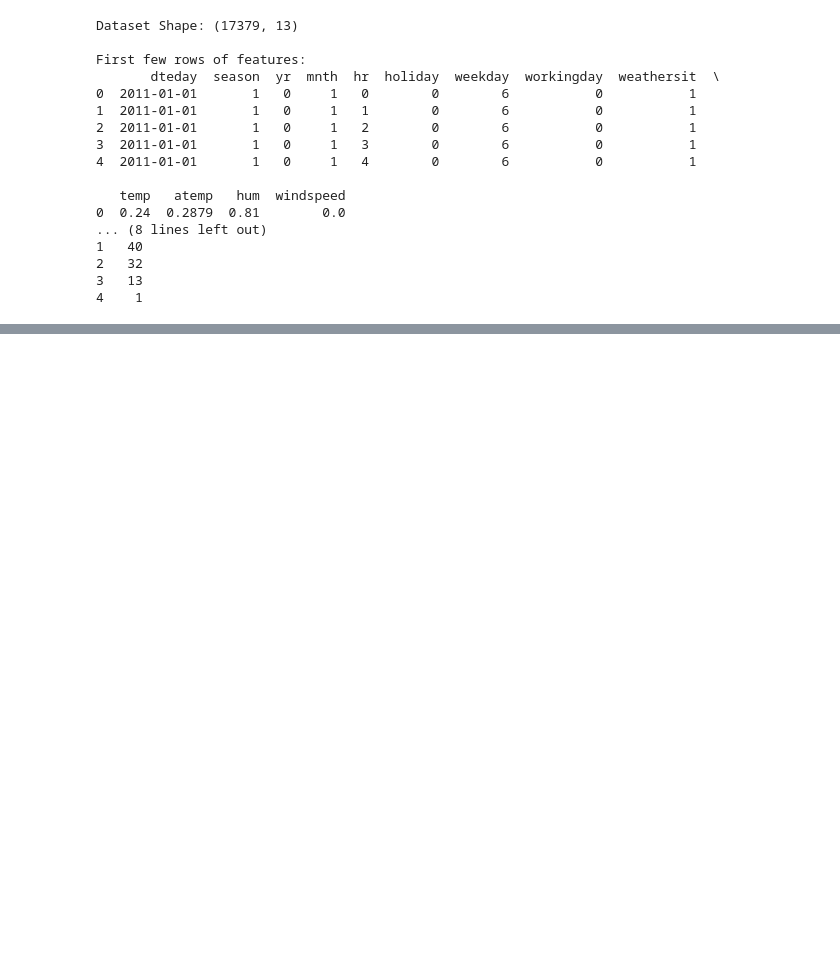
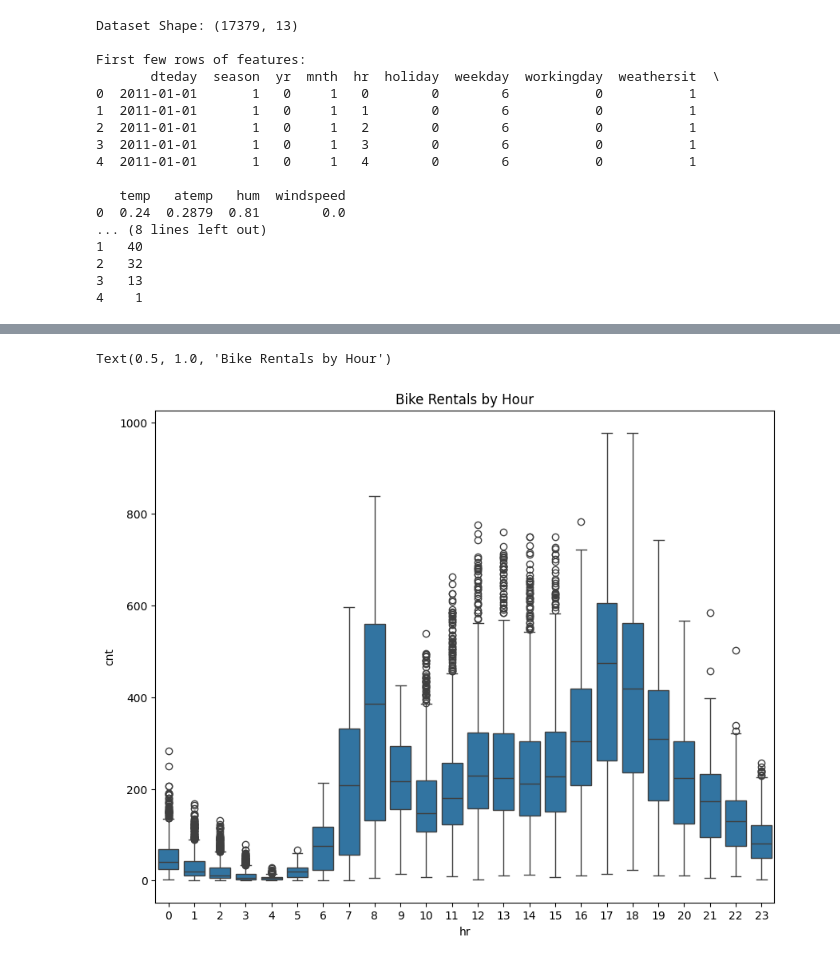
Before and after one commit to JaiswarYash/90-day-project-based-machine-learning, a Jupyter notebook: day-04-DecisionTree/day-04-DecisionTree.ipynb, the cells around one changed output, grey strips where cells are left out. Drawn from its saved outputs; the diff is of its cells as text; code cells hidden in the pictures; blank space fills up the shorter version.

```diff
--- a/day-04-DecisionTree/day-04-DecisionTree.ipynb
+++ b/day-04-DecisionTree/day-04-DecisionTree.ipynb
@@ -73,0 +162,8 @@ TypeError: 'NoneType' object is not callable
+# %%
+# convert date to datetime and extract usefull info
+X['dteday'] = pd.to_datetime(X['dteday'])
+X['day'] = X['dteday'].dt.day
+X['dayofyear'] = X['dteday'].dt.dayofyear
+# %%
+# Drop the original date column as we've extracted useful features
+X = X.drop('dteday', axis=1)
@@ -73,0 +216,8 @@ TypeError: 'NoneType' object is not callable
+# %%
+# Bike rentals by hour
+plt.figure(figsize=(10,8))
+sns.boxplot(data=pd.concat([X, y], axis=1), x='hr', y='cnt')
+plt.title('Bike Rentals by Hour')
+# %% [output]
+Text(0.5, 1.0, 'Bike Rentals by Hour')
+[figure, added]
```
Also changed, not shown: parts of 21 cells of this notebook.
